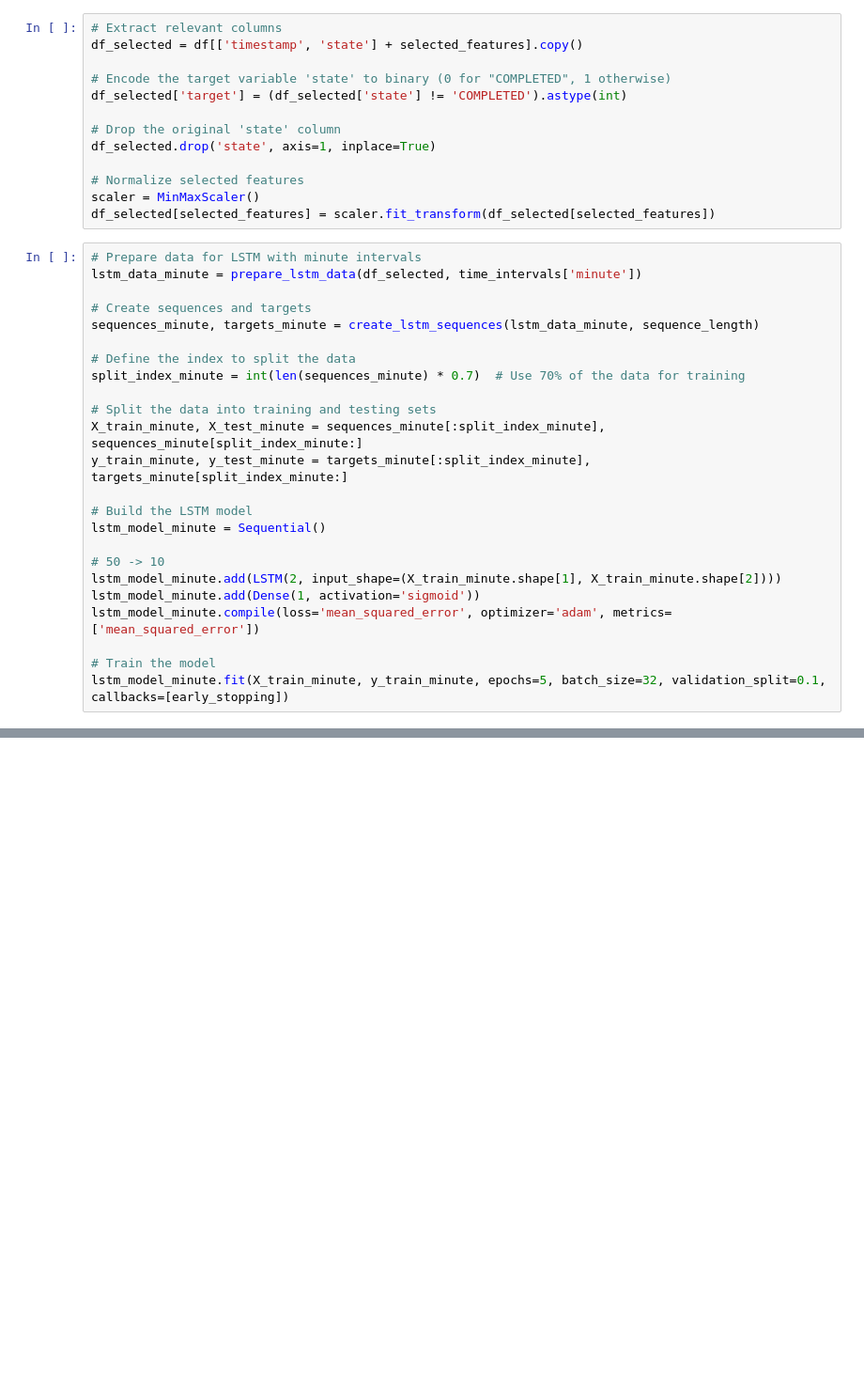
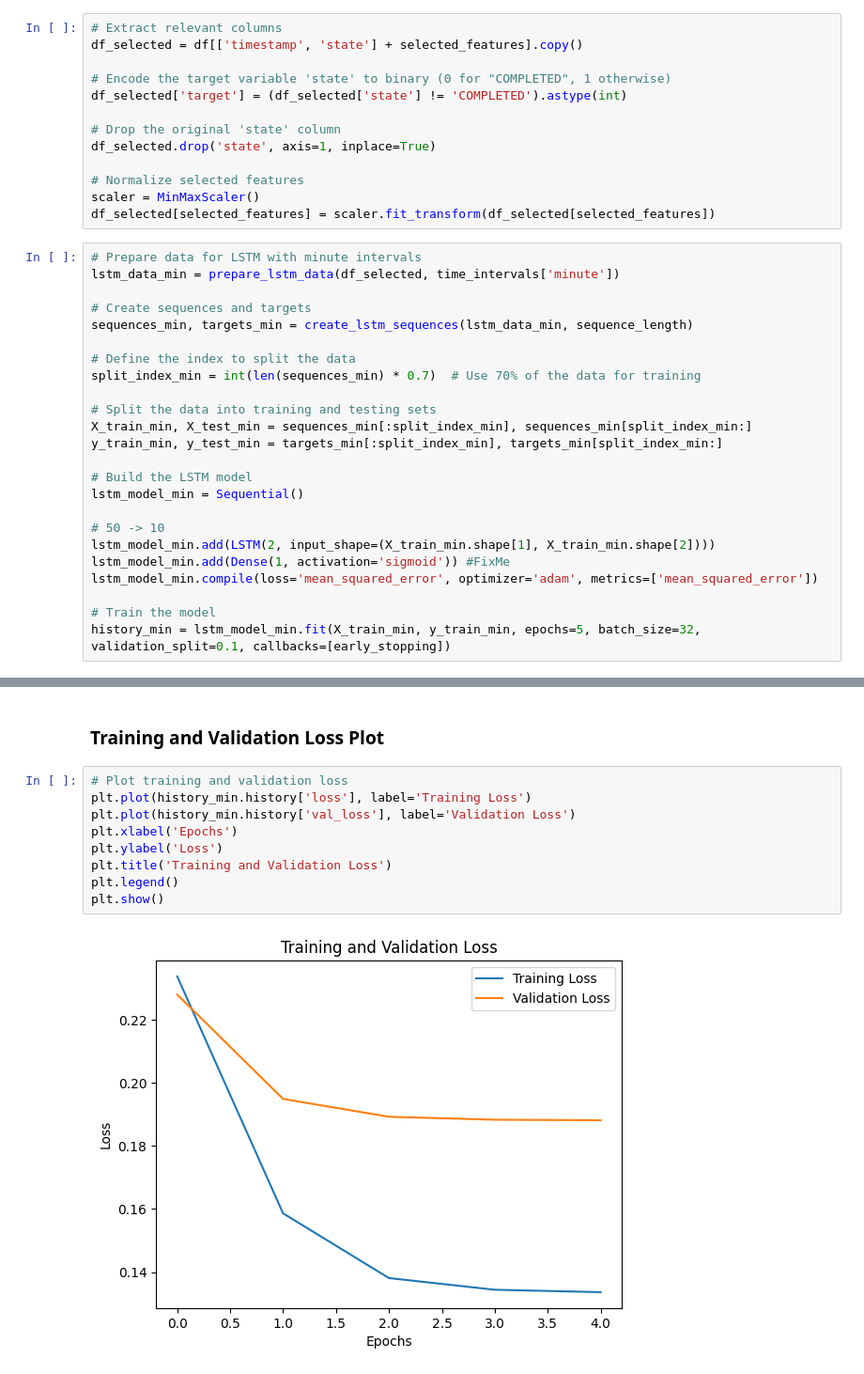
Before and after one commit to yyzangg/honours-programme-project, a Jupyter notebook: LSTM.ipynb, the cells around one changed output, grey strips where cells are left out. Shown at 94% size. Cells and saved outputs as stored; diff of their text form; blank space fills up the shorter version.

```diff
--- a/LSTM.ipynb
+++ b/LSTM.ipynb
@@ -415,26 +470,26 @@ scaler = MinMaxScaler()
 df_selected[selected_features] = scaler.fit_transform(df_selected[selected_features])
 # %%
 # Prepare data for LSTM with minute intervals
-lstm_data_minute = prepare_lstm_data(df_selected, time_intervals['minute'])
+lstm_data_min = prepare_lstm_data(df_selected, time_intervals['minute'])
 
 # Create sequences and targets
-sequences_minute, targets_minute = create_lstm_sequences(lstm_data_minute, sequence_length)
+sequences_min, targets_min = create_lstm_sequences(lstm_data_min, sequence_length)
 
 # Define the index to split the data
-split_index_minute = int(len(sequences_minute) * 0.7)  # Use 70% of the data for training
+split_index_min = int(len(sequences_min) * 0.7)  # Use 70% of the data for training
 
 # Split the data into training and testing sets
-X_train_minute, X_test_minute = sequences_minute[:split_index_minute], sequences_minute[split_index_minute:]
-y_train_minute, y_test_minute = targets_minute[:split_index_minute], targets_minute[split_index_minute:]
+X_train_min, X_test_min = sequences_min[:split_index_min], sequences_min[split_index_min:]
+y_train_min, y_test_min = targets_min[:split_index_min], targets_min[split_index_min:]
 
 # Build the LSTM model
-lstm_model_minute = Sequential()
+lstm_model_min = Sequential()
 
 # 50 -> 10
-lstm_model_minute.add(LSTM(2, input_shape=(X_train_minute.shape[1], X_train_minute.shape[2])))
-lstm_model_minute.add(Dense(1, activation='sigmoid'))
-lstm_model_minute.compile(loss='mean_squared_error', optimizer='adam', metrics=['mean_squared_error'])
+lstm_model_min.add(LSTM(2, input_shape=(X_train_min.shape[1], X_train_min.shape[2])))
+lstm_model_min.add(Dense(1, activation='sigmoid')) #FixMe
+lstm_model_min.compile(loss='mean_squared_error', optimizer='adam', metrics=['mean_squared_error'])
 
 # Train the model
-lstm_model_minute.fit(X_train_minute, y_train_minute, epochs=5, batch_size=32, validation_split=0.1, callbacks=[early_stopping])
+history_min = lstm_model_min.fit(X_train_min, y_train_min, epochs=5, batch_size=32, validation_split=0.1, callbacks=[early_stopping])
 # %% [output]
@@ -451,0 +538,13 @@ Epoch 5/5
+# %% [markdown]
+### Training and Validation Loss Plot
+# %%
+# Plot training and validation loss
+plt.plot(history_min.history['loss'], label='Training Loss')
+plt.plot(history_min.history['val_loss'], label='Validation Loss')
+plt.xlabel('Epochs')
+plt.ylabel('Loss')
+plt.title('Training and Validation Loss')
+plt.legend()
+plt.show()
+# %% [output]
+[figure, added]
```
Also changed, not shown: parts of 27 cells of this notebook, 3 other files.
